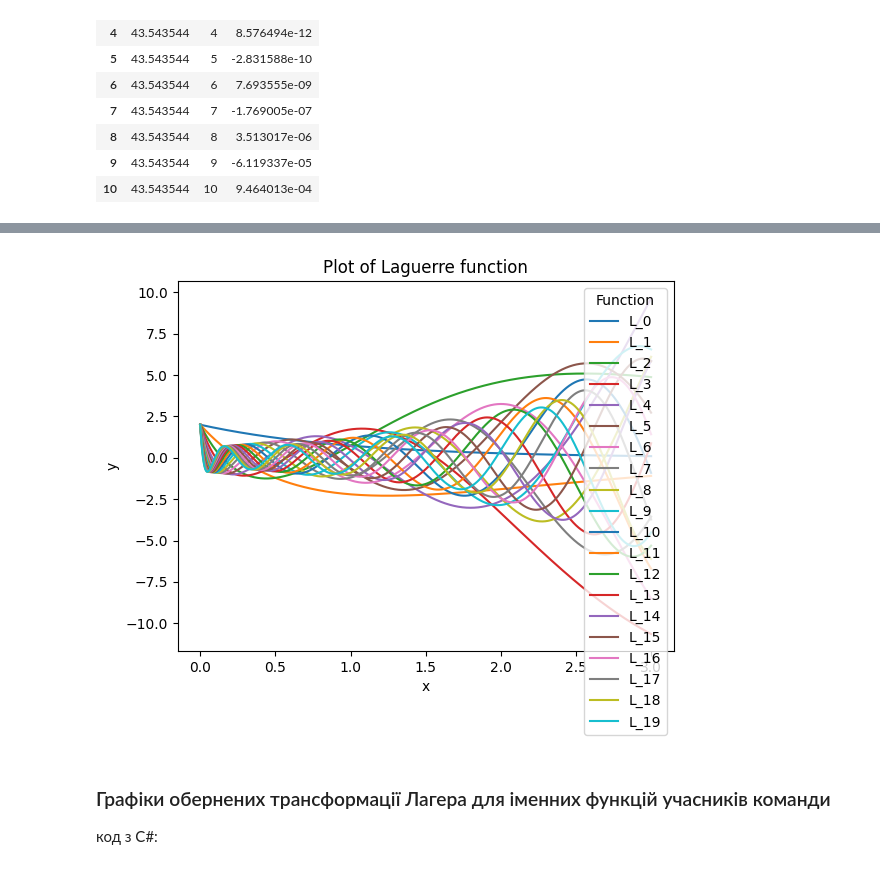
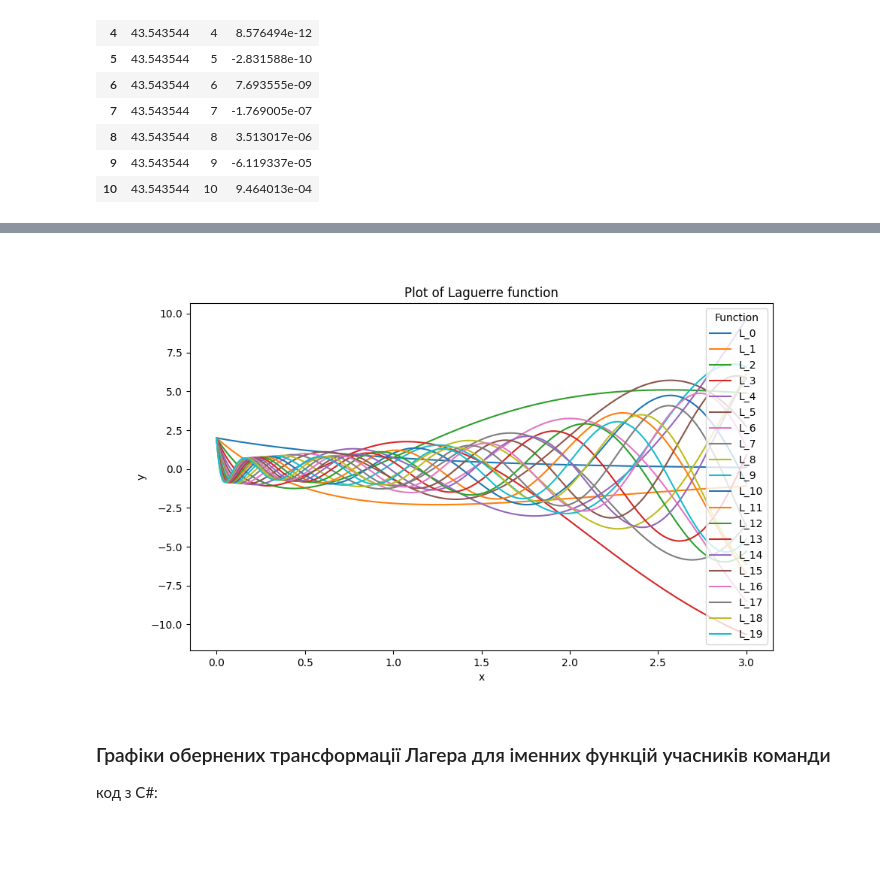
Before and after one commit to laguerre-team-2/laguerre_csharp, a Jupyter notebook: LaguerreCSharp/LaguerreCSVisualizer.ipynb, the cells around one changed output, grey strips where cells are left out. Cells and saved outputs as stored; diff of their text form; code cells hidden in the pictures; blank space fills up the shorter version.

```diff
--- a/LaguerreCSharp/LaguerreCSVisualizer.ipynb
+++ b/LaguerreCSharp/LaguerreCSVisualizer.ipynb
@@ -58,17 +57,17 @@ plt.show()
 # %%
 lauguerreFuncData = pd.read_csv("data/lauguerreFuncData.csv")
 function_names = lauguerreFuncData.columns[1:]
 
-for function_name in function_names:
-    plt.plot(lauguerreFuncData['x'], lauguerreFuncData[function_name], label=function_name)
-plt.title("Plot of Laguerre function")
-plt.xlabel("x")
-plt.ylabel("y")
-plt.legend(title="Function")
-
+fig2, ax2 = plt.subplots(figsize=(10, 6))
+for function_name in lauguerreFuncData.columns[1:]:
+    ax2.plot(lauguerreFuncData['x'], lauguerreFuncData[function_name], label=function_name)
+ax2.set_title("Plot of Laguerre function")
+ax2.set_xlabel("x")
+ax2.set_ylabel("y")
+ax2.legend(title="Function")
 plt.show()
 # %% [output]
-[figure, old version]
+[figure, new version]
 # %% [markdown]
 ### Графіки обернених трансформації Лагера для іменних функцій учасників команди
 
```
Also changed, not shown: parts of 4 cells of this notebook, 1 other file.
